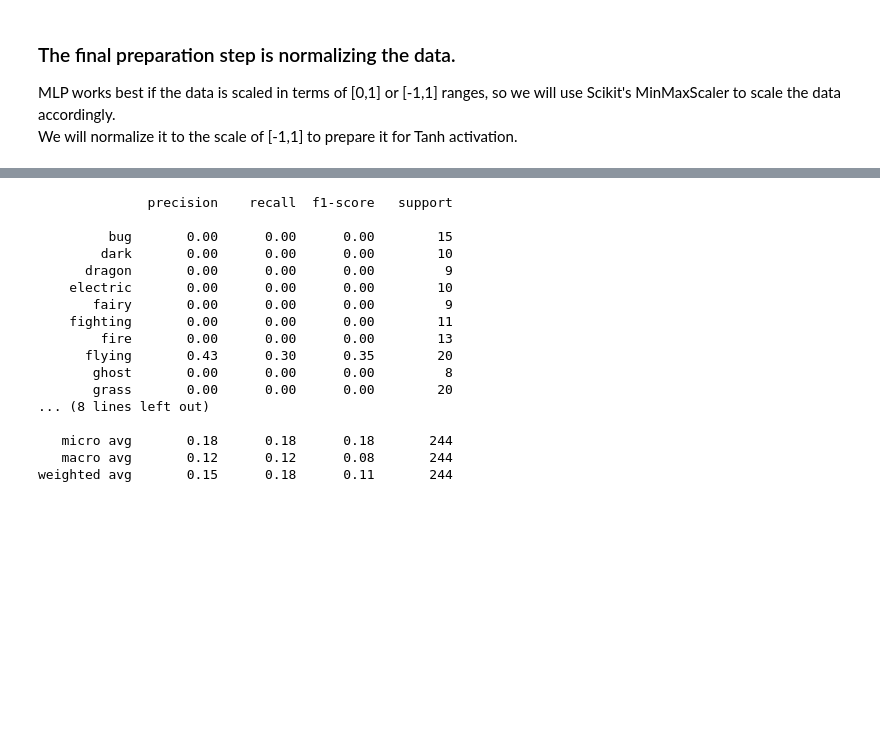
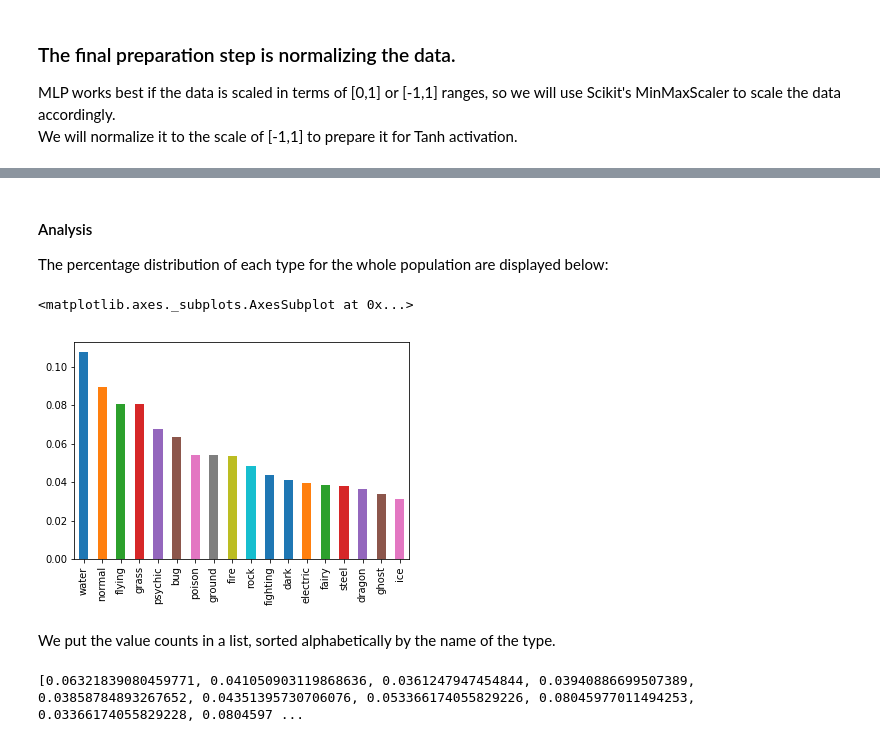
Before and after one commit to jonahcancio/cs180_mp2, a Jupyter notebook: cancio_hernandez_mp2.ipynb, the cells around one changed output, grey strips where cells are left out. Cells and saved outputs as stored; diff of their text form; code cells hidden in the pictures; blank space fills up the shorter version.

Commit message:
finalized analysis

```diff
--- a/cancio_hernandez_mp2.ipynb
+++ b/cancio_hernandez_mp2.ipynb
@@ -340,20 +297,20 @@ print (confusion_matrix(y_test,predictions))
-# %%
-print(classification_report(y_test,predictions))
-# %% [output]
-              precision    recall  f1-score   support
-
-         bug       0.00      0.00      0.00        15
-        dark       0.00      0.00      0.00        10
-      dragon       0.00      0.00      0.00         9
-    electric       0.00      0.00      0.00        10
-       fairy       0.00      0.00      0.00         9
-    fighting       0.00      0.00      0.00        11
-        fire       0.00      0.00      0.00        13
-      flying       0.43      0.30      0.35        20
-       ghost       0.00      0.00      0.00         8
-       grass       0.00      0.00      0.00        20
-... (8 lines left out)
-
-   micro avg       0.18      0.18      0.18       244
-   macro avg       0.12      0.12      0.08       244
-weighted avg       0.15      0.18      0.11       244
+# %% [markdown]
+#### Analysis
+The percentage distribution of each type for the whole population are displayed below:
+# %%
+type_dist = y.value_counts(normalize=True, sort=True)
+type_dist.plot(kind='bar')
+# %% [output]
+<matplotlib.axes._subplots.AxesSubplot at 0x...>
+[figure, added]
+# %% [markdown]
+We put the value counts in a list, sorted alphabetically by the name of the type.
+# %%
+type_list = type_dist.index.tolist()
+type_list.sort()
+td_sort = []
+for i in type_list:
+    td_sort.append(type_dist.get(i))
+print(td_sort)
+# %% [output]
+[0.06321839080459771, 0.041050903119868636, 0.0361247947454844, 0.03940886699507389, 0.03858784893267652, 0.04351395730706076, 0.053366174055829226, 0.08045977011494253, 0.03366174055829228, 0.0804597 ...
```
Also changed, not shown: parts of 15 cells of this notebook.
